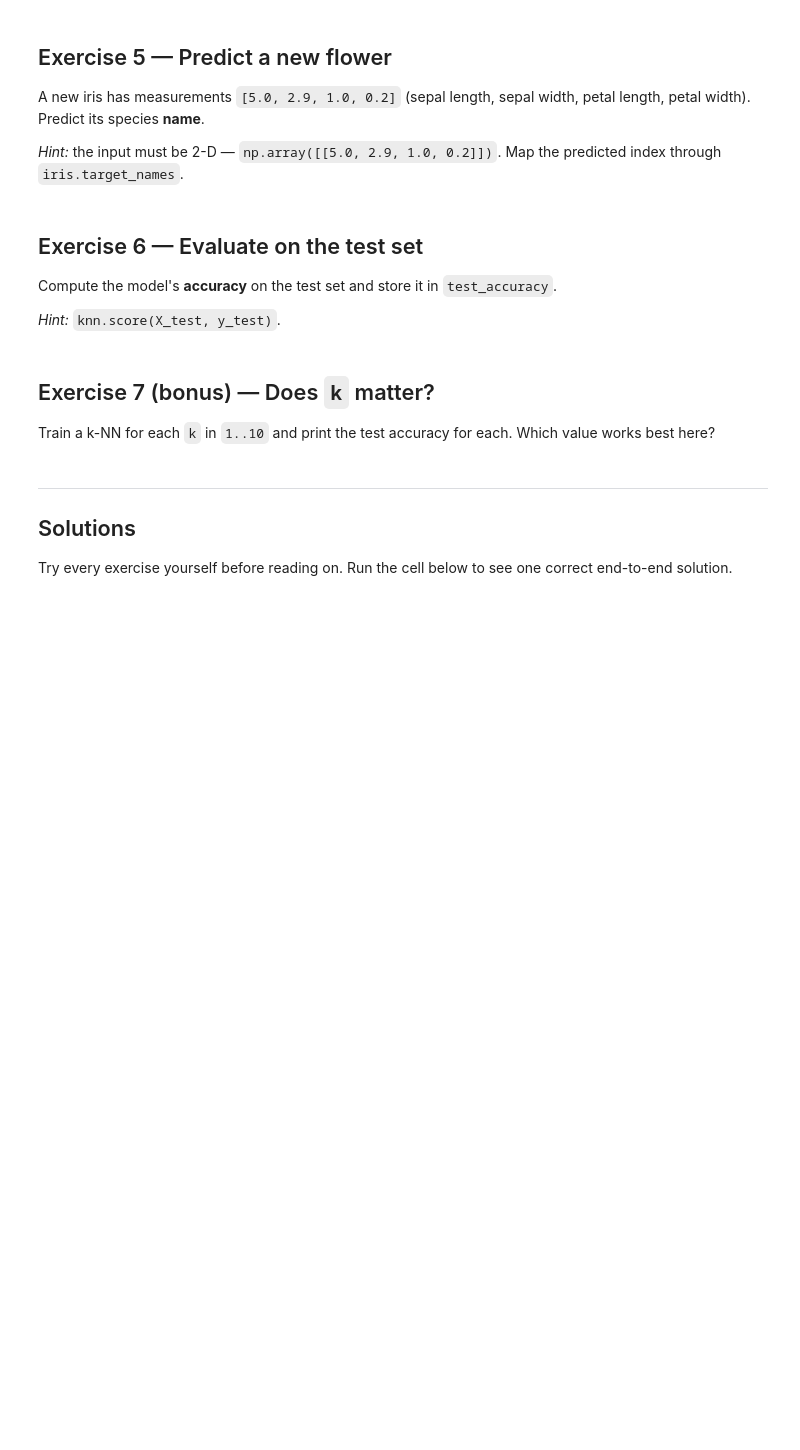
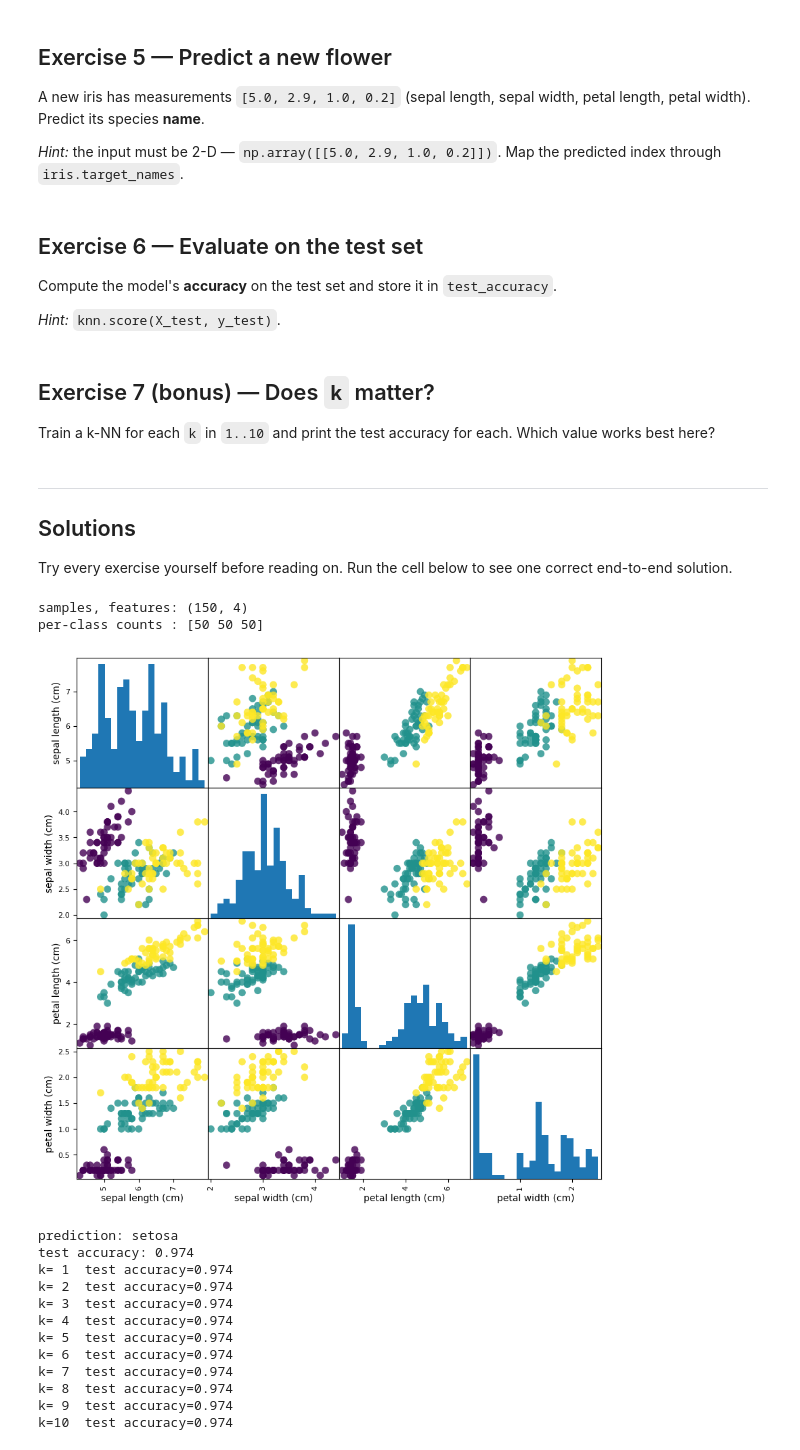
Before and after one commit to jingmingcn/i2ml_sdwu, a Jupyter notebook: notebooks/01-introduction-code.ipynb, the cells around one changed output. Cells and saved outputs as stored; diff of their text form; code cells hidden in the pictures; blank space fills up the shorter version.

```diff
--- a/notebooks/01-introduction-code.ipynb
+++ b/notebooks/01-introduction-code.ipynb
@@ -120,28 +120,67 @@ Try every exercise yourself before reading on. Run the cell below to see one cor
 # %%
 # Solution — full workflow
 iris = load_iris()
 
 # Exercise 2
 print("samples, features:", iris.data.shape)
 print("per-class counts :", np.bincount(iris.target))
+
+# Optional. Scatter-matrix of the Iris features (optional “look at your data” step). Pair plot of the four features, coloured by species.
+
+import matplotlib.pyplot as plt
+import pandas as pd
+df = pd.DataFrame(iris.data, columns=iris.feature_names)
+df['species'] = pd.Categorical.from_codes(iris.target, iris.target_names)
+pd.plotting.scatter_matrix(df.iloc[:, :-1], c=iris.target, figsize=(10, 10), marker='o', hist_kwds={'bins': 20}, s=60, alpha=.8)
+plt.show()
 
 # Exercise 3
 X_train, X_test, y_train, y_test = train_test_split(
     iris.data, iris.target, random_state=0)
 
 # Exercise 4
 knn = KNeighborsClassifier(n_neighbors=1)
 knn.fit(X_train, y_train)
 
 # Exercise 5
 X_new = np.array([[5.0, 2.9, 1.0, 0.2]])
 pred = knn.predict(X_new)
 print("prediction:", iris.target_names[pred][0])
 
 # Exercise 6
 print("test accuracy:", round(knn.score(X_test, y_test), 3))
 
 # Exercise 7
 for k in range(1, 11):
     m = KNeighborsClassifier(n_neighbors=k).fit(X_train, y_train)
     print(f"k={k:2d}  test accuracy={m.score(X_test, y_test):.3f}")
+
+
+# Test accuracy as a function of the number of neighbours (optional). lot of test accuracy vs. k
+
+plt.figure(figsize=(8, 4))
+k_values = range(1, 11)
+test_accuracies = [KNeighborsClassifier(n_neighbors=k).fit(X_train, y_train).score(X_test, y_test) for k in k_values]
+plt.plot(k_values, test_accuracies, marker='o')
+plt.title('Test Accuracy vs. Number of Neighbors (k)')
+plt.xlabel('Number of Neighbors (k)')
+plt.ylabel('Test Accuracy')
+plt.xticks(k_values)
+plt.grid()
+plt.show()
+# %% [output]
+samples, features: (150, 4)
+per-class counts : [50 50 50]
+[figure, added]
+prediction: setosa
+test accuracy: 0.974
+k= 1  test accuracy=0.974
+k= 2  test accuracy=0.974
+k= 3  test accuracy=0.974
+k= 4  test accuracy=0.974
+k= 5  test accuracy=0.974
+k= 6  test accuracy=0.974
+k= 7  test accuracy=0.974
+k= 8  test accuracy=0.974
+k= 9  test accuracy=0.974
+k=10  test accuracy=0.974
```
Also changed, not shown: parts of 1 cell of this notebook, 10 other files.
